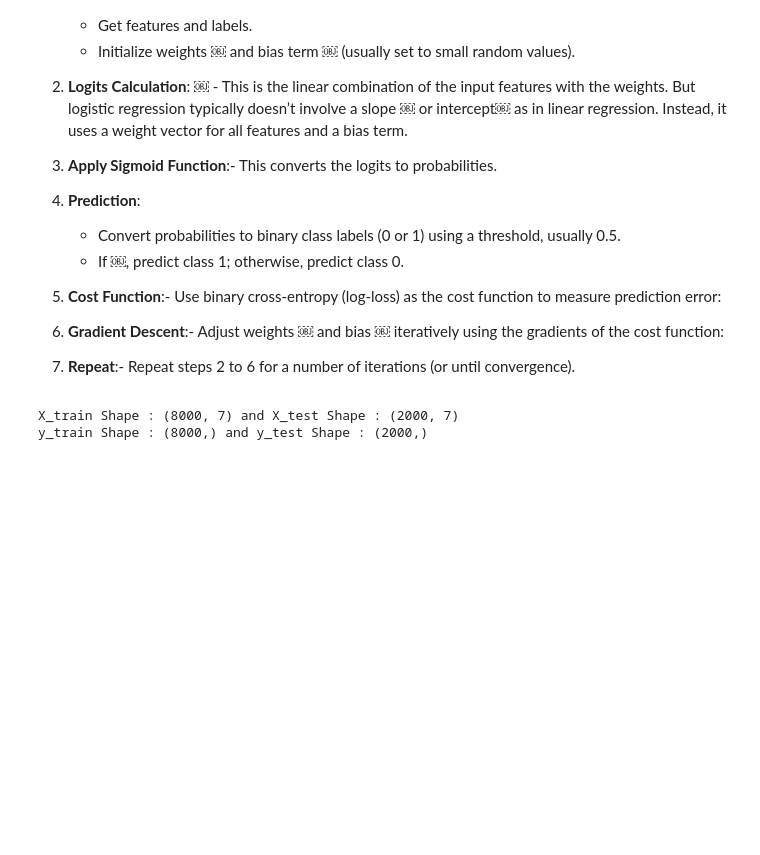
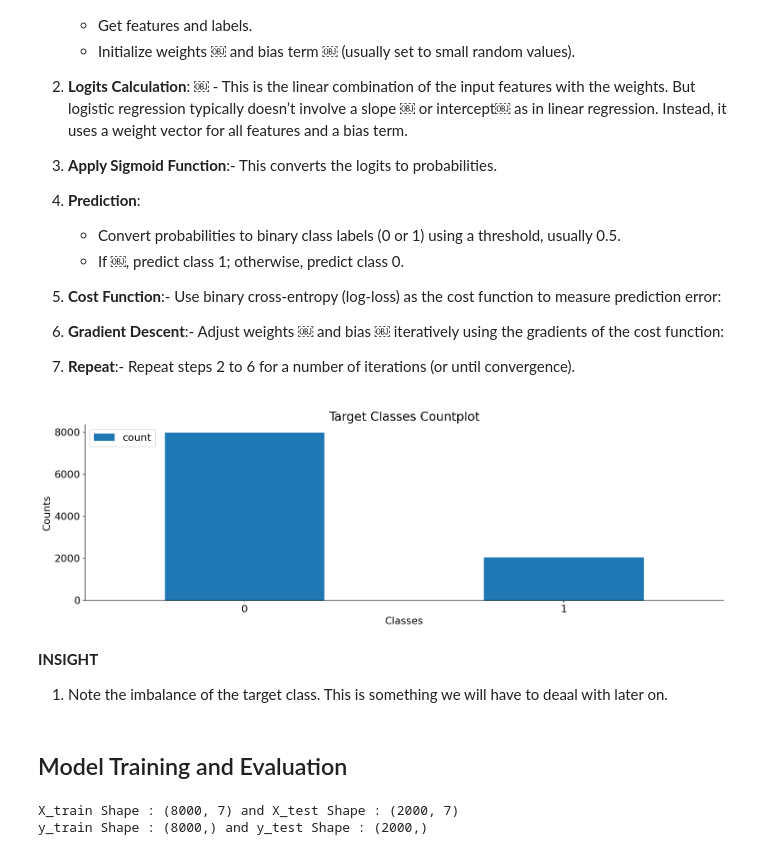
Before and after one commit to dakshbhatnagar/projects, a Jupyter notebook: ML/logistic.ipynb, the cells around one changed output. Drawn from its saved outputs; the diff is of its cells as text; code cells hidden in the pictures; blank space fills up the shorter version.

```diff
--- a/ML/logistic.ipynb
+++ b/ML/logistic.ipynb
@@ -110,5 +110,22 @@ df.head()
 5.	**Cost Function**:-	Use binary cross-entropy (log-loss) as the cost function to measure prediction error:
 6.	**Gradient Descent**:-	Adjust weights ￼ and bias ￼ iteratively using the gradients of the cost function:
 7.	**Repeat**:-	Repeat steps 2 to 6 for a number of iterations (or until convergence).
+# %%
+class_counts = df['Exited'].value_counts().to_frame().reset_index()
+class_counts.set_index('Exited').plot(kind='bar')
+plt.xlabel('Classes')
+plt.ylabel('Counts')
+plt.title('Target Classes Countplot')
+plt.legend(loc='upper left')
+plt.xticks(rotation=0)
+plt.show()
+# %% [output]
+[figure, added]
+# %% [markdown]
+**INSIGHT**
+
+1. Note the imbalance of the target class. This is something we will have to deaal with later on.
+# %% [markdown]
+## Model Training and Evaluation
 # %%
 from sklearn.linear_model import LogisticRegression
```
Also changed, not shown: parts of 24 cells of this notebook, 1 other file.
